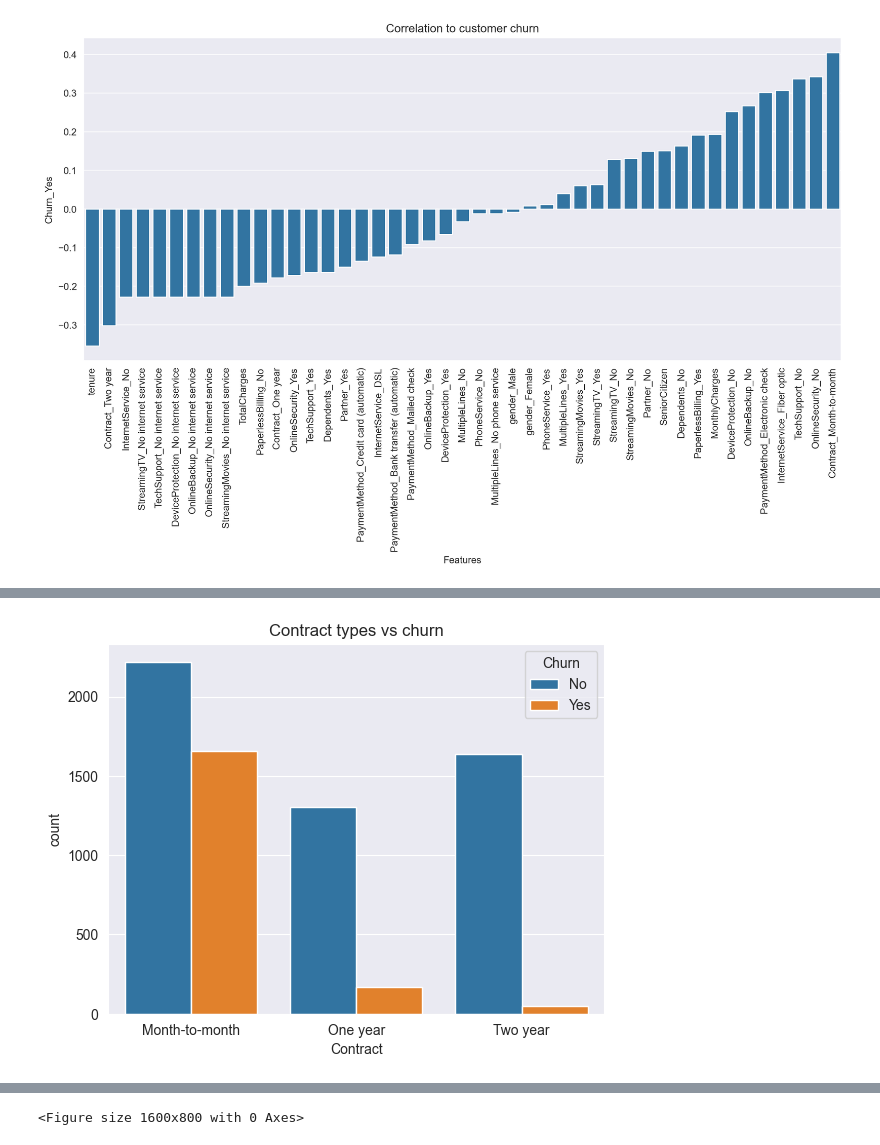
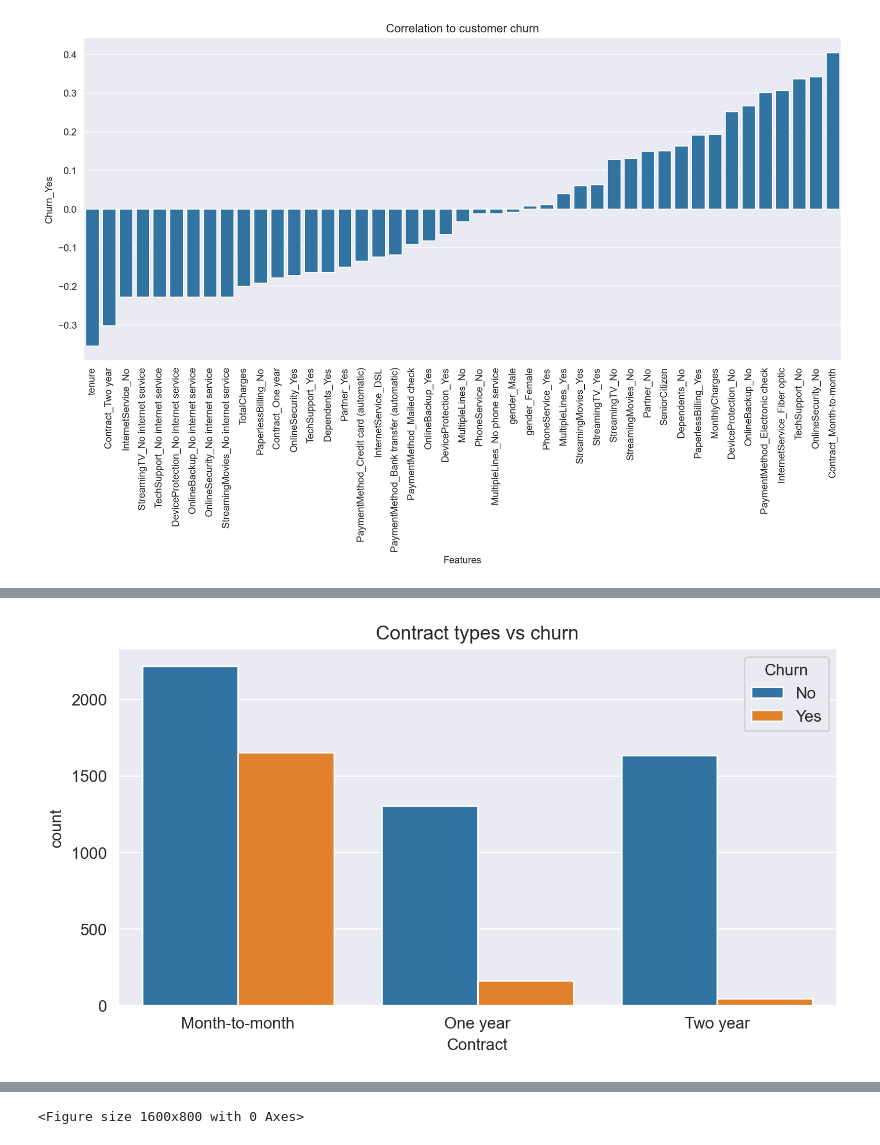
Before and after one commit to natix-x/Telco-Customer-Churn-Prediction, a Jupyter notebook: data_analysis.ipynb, the cells around one changed output, grey strips where cells are left out. Cells and saved outputs as stored; diff of their text form; code cells hidden in the pictures.

```diff
--- a/data_analysis.ipynb
+++ b/data_analysis.ipynb
@@ -115,5 +124,6 @@ Contract type and tenure analysis
 # %%
+plt.figure(figsize=(8,4), dpi=200)
 sns.countplot(data=df, x="Contract", hue="Churn")
 plt.title("Contract types vs churn");
 # %% [output]
-[figure, old version]
+[figure, new version]
```
Also changed, not shown: parts of 19 cells of this notebook.
